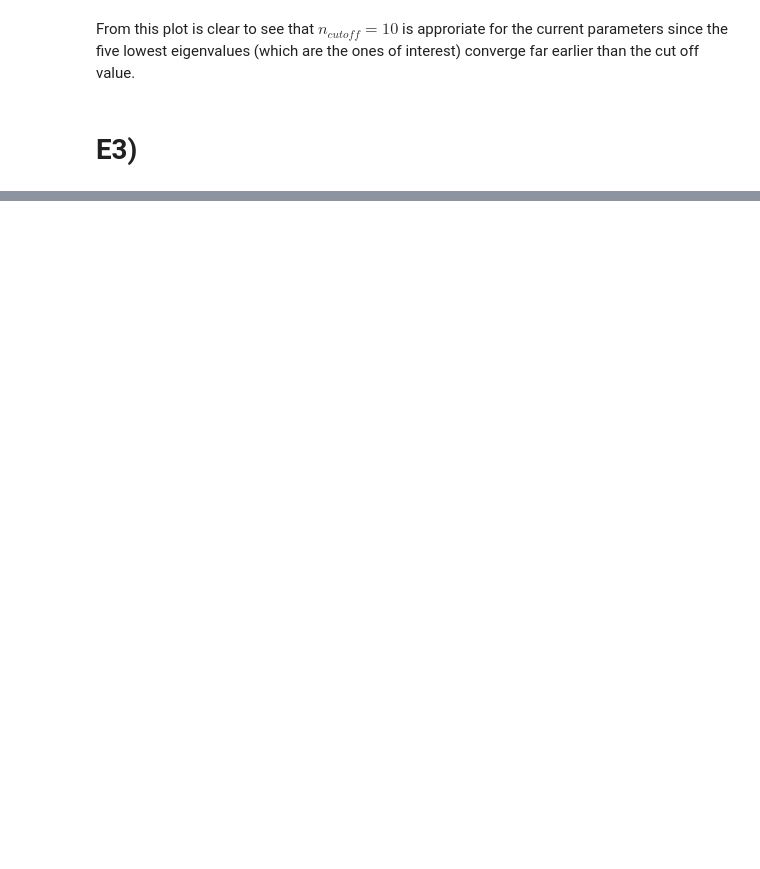
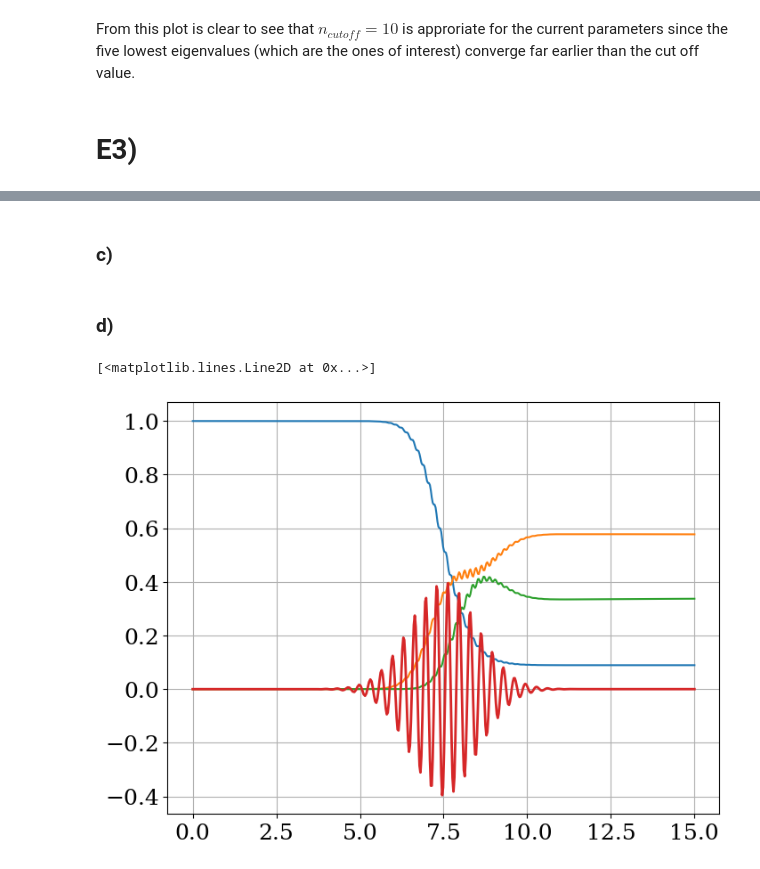
Before and after one commit to Shellf1sh/Superconducting-Qubits-Course, a Jupyter notebook: Week3/Week3code.ipynb, the cells around one changed output, grey strips where cells are left out. Saved outputs shown, nothing was run; the diff lists cells and outputs as text; code cells hidden in the pictures; blank space fills up the shorter version.

```diff
--- a/Week3/Week3code.ipynb
+++ b/Week3/Week3code.ipynb
@@ -88,9 +94,11 @@ np.linalg.eig(H_Q)
 # %%
 H_C = np.zeros_like(H_Q)
 
+nMatrix = np.diag(nList)
+
 for i in range(3):
     for j in range(3):
-        H_C[i,j] = np.matmul(eigenvectors[:,j], np.matmul(nMatrix, eigenvectors[:,i]))
+        H_C[i,j] = (eigenvectors[:,j].T)@nMatrix@eigenvectors[:,i]
 
 
 g1, g2 = H_C[0,1], H_C[1,2]
@@ -109,0 +113,48 @@ def envolope(t):
+# %%
+from scipy.stats import norm
+
+def envolope(t, mean, sigma):
+    return norm.pdf(t, mean, sigma)
+# %% [markdown]
+### c)
+# %%
+T = 15
+
+pulse_mean, pulse_sigma = T/2, 1
+
+#The normalization constant for a normalized pulse
+A=np.pi/(g1)
+
+
+def H_t(t):
+    return H_Q + A * envolope(t, pulse_mean, pulse_sigma) * np.cos(omega*t) * H_C
+# %% [markdown]
+### d)
+# %%
+from scipy.integrate import solve_ivp
+
+initial = np.array([1, 0, 0], dtype = np.complex64)
+
+
+time = (0, T)
+
+
+
+def diff_equation(t, y):
+    return - 1j * H_t(t)@y #The -i comes from moving it form d/dt on the other side of the Schrödinger equation
+
+
+results = solve_ivp(diff_equation, t_span=time, y0=initial)
+# %%
+time_steps = results.t
+
+solution = results.y
+
+plt.plot(time_steps, abs(solution[0])**2)
+plt.plot(time_steps, abs(solution[1])**2)
+plt.plot(time_steps, abs(solution[2])**2)
+
+plt.plot(time_steps, envolope(time_steps, pulse_mean, pulse_sigma)*np.cos(omega*time_steps), linewidth=2)
+# %% [output]
+[<matplotlib.lines.Line2D at 0x...>]
+[figure, added]
```
Also changed, not shown: parts of 22 cells of this notebook.
